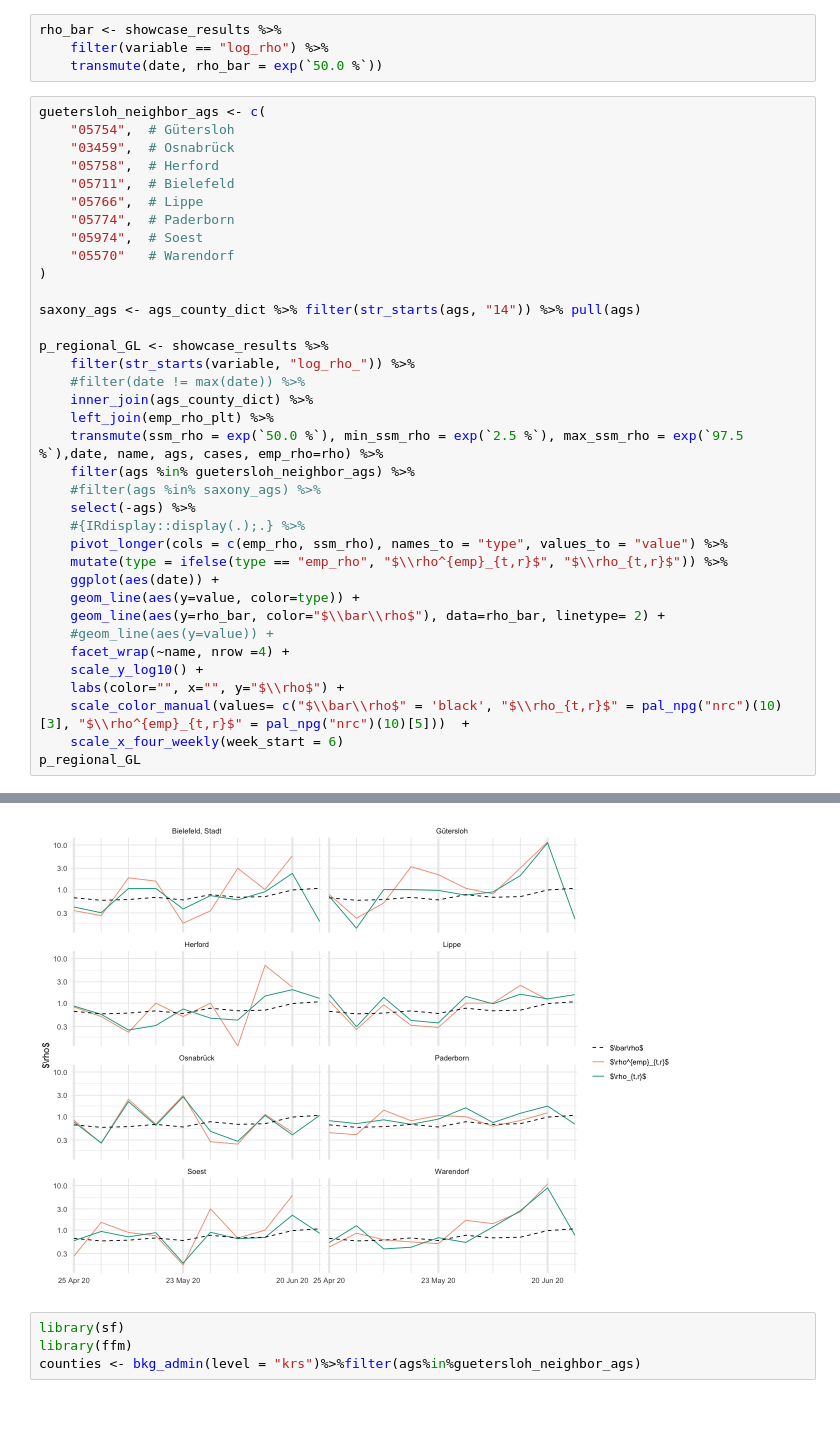
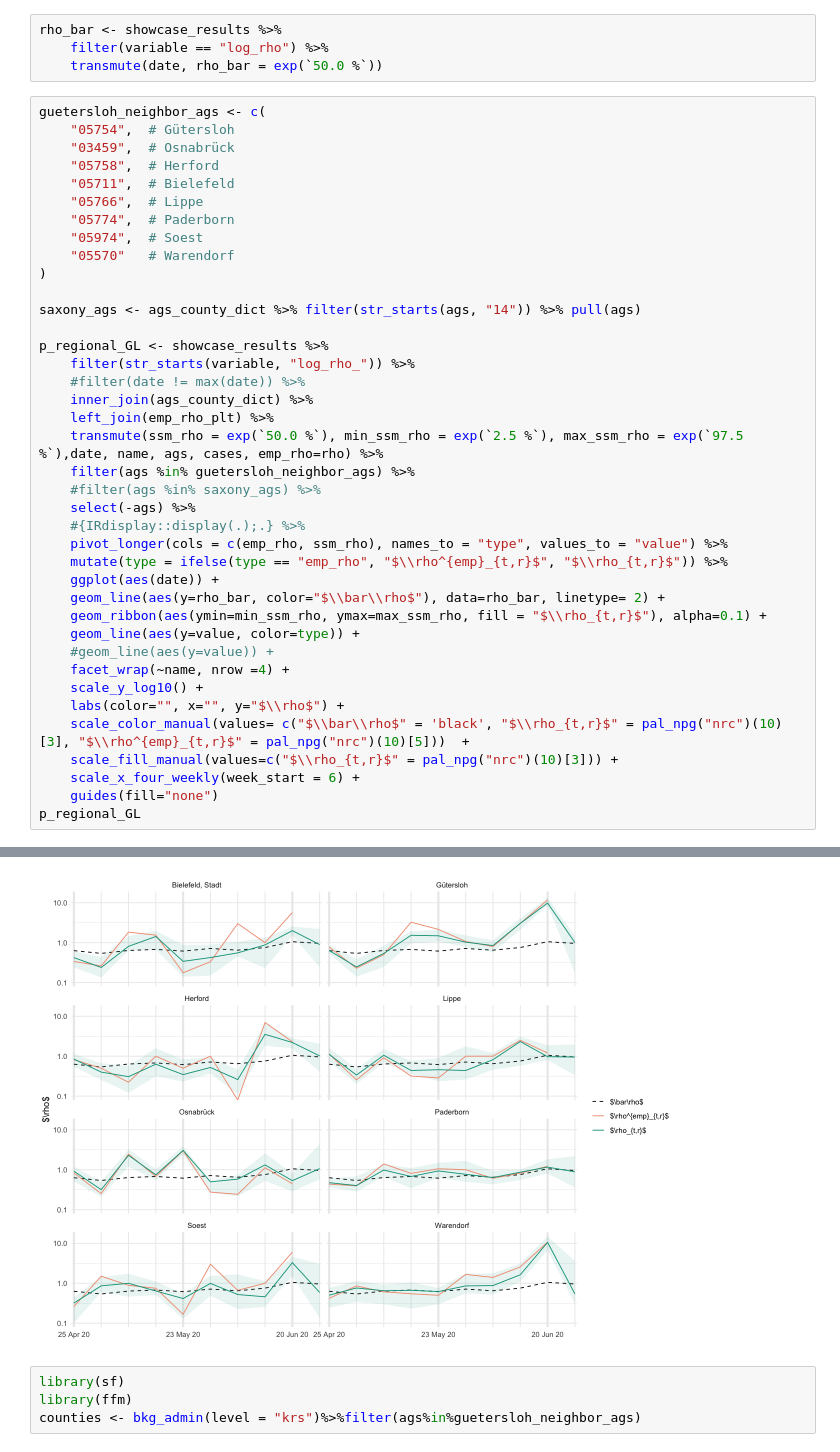
Before and after one commit to stefanheyder/dissertation, a Jupyter notebook: nbs/4 Models/4.2 Regional growth factor model/30_figures.ipynb, the cells around one changed output, grey strips where cells are left out. Drawn from its saved outputs; the diff is of its cells as text; blank space fills up the shorter version.

Commit message:
fix: start writing for Gütersloh regional analysis

```diff
--- a/nbs/4 Models/4.2 Regional growth factor model/30_figures.ipynb
+++ b/nbs/4 Models/4.2 Regional growth factor model/30_figures.ipynb
@@ -872,36 +854,39 @@ guetersloh_neighbor_ags <- c(
 saxony_ags <- ags_county_dict %>% filter(str_starts(ags, "14")) %>% pull(ags)
 
 p_regional_GL <- showcase_results %>%
     filter(str_starts(variable, "log_rho_")) %>%
     #filter(date != max(date)) %>%
     inner_join(ags_county_dict) %>%
     left_join(emp_rho_plt) %>%
     transmute(ssm_rho = exp(`50.0 %`), min_ssm_rho = exp(`2.5 %`), max_ssm_rho = exp(`97.5 %`),date, name, ags, cases, emp_rho=rho) %>%
     filter(ags %in% guetersloh_neighbor_ags) %>%
     #filter(ags %in% saxony_ags) %>%
     select(-ags) %>%
     #{IRdisplay::display(.);.} %>%
     pivot_longer(cols = c(emp_rho, ssm_rho), names_to = "type", values_to = "value") %>%
     mutate(type = ifelse(type == "emp_rho", "$\\rho^{emp}_{t,r}$", "$\\rho_{t,r}$")) %>%
     ggplot(aes(date)) +
+    geom_line(aes(y=rho_bar, color="$\\bar\\rho$"), data=rho_bar, linetype= 2) +
+    geom_ribbon(aes(ymin=min_ssm_rho, ymax=max_ssm_rho, fill = "$\\rho_{t,r}$"), alpha=0.1) +
     geom_line(aes(y=value, color=type)) +
-    geom_line(aes(y=rho_bar, color="$\\bar\\rho$"), data=rho_bar, linetype= 2) +
     #geom_line(aes(y=value)) +
     facet_wrap(~name, nrow =4) +
     scale_y_log10() +
     labs(color="", x="", y="$\\rho$") +
     scale_color_manual(values= c("$\\bar\\rho$" = 'black', "$\\rho_{t,r}$" = pal_npg("nrc")(10)[3], "$\\rho^{emp}_{t,r}$" = pal_npg("nrc")(10)[5]))  +
-    scale_x_four_weekly(week_start = 6)
+    scale_fill_manual(values=c("$\\rho_{t,r}$" = pal_npg("nrc")(10)[3])) +
+    scale_x_four_weekly(week_start = 6) +
+    guides(fill="none")
 p_regional_GL
 # %% [output]
 Joining with `by = join_by(c)`
 Joining with `by = join_by(date, ags)`
 Warning message in scale_y_log10():
 “log-10 transformation introduced infinite values.”
 Warning message:
 “Removed 1 row containing missing values or values outside the scale range
 (`geom_line()`).”
-[figure, old version]
+[figure, new version]
 # %%
 library(sf)
 library(ffm)
```
Also changed, not shown: parts of 21 cells of this notebook, 12 other files.
